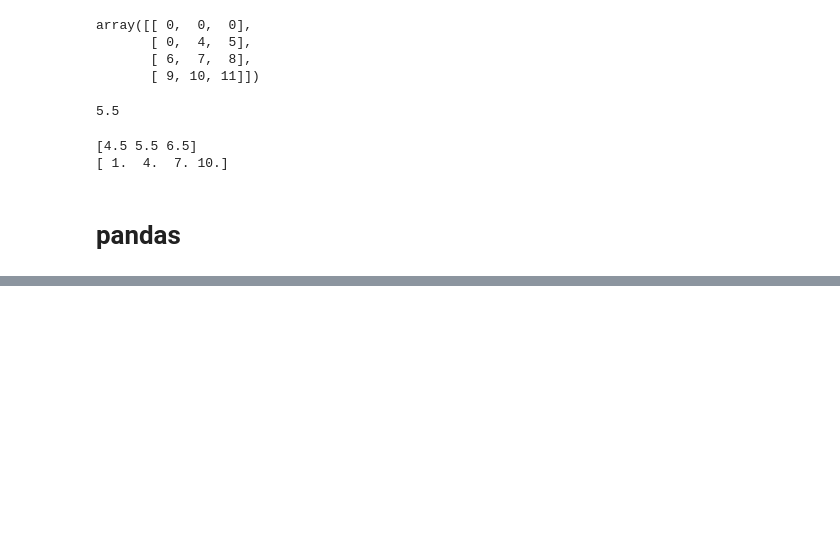
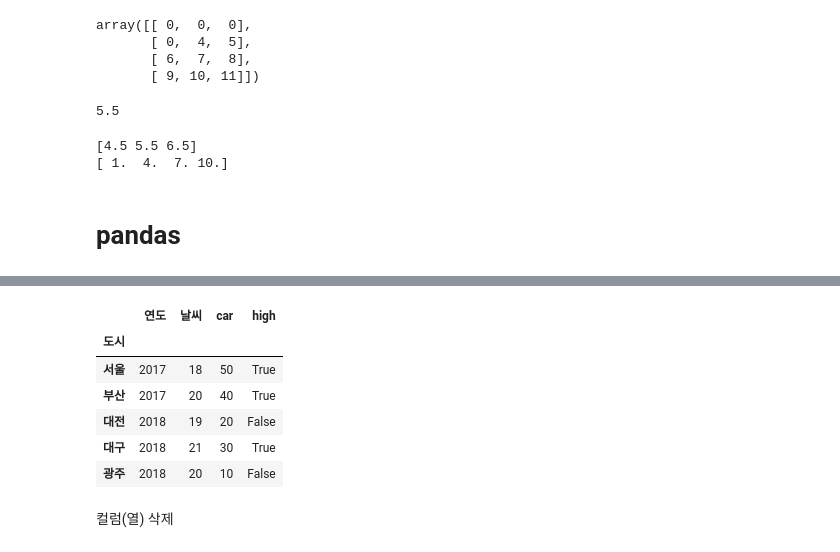
Before and after one commit to MATHKIMS/DSAC_license, a Jupyter notebook: [DSAC_2주차]gg_03_[2주차_(2)]_numpy와_pandas.ipynb, the cells around one changed output, grey strips where cells are left out. Drawn from its saved outputs; the diff is of its cells as text; code cells hidden in the pictures; blank space fills up the shorter version.

```diff
--- a/[DSAC_2주차]gg_03_[2주차_(2)]_numpy와_pandas.ipynb
+++ b/[DSAC_2주차]gg_03_[2주차_(2)]_numpy와_pandas.ipynb
@@ -109,0 +174,3 @@ print(data.mean(axis=1)) #행방향 평균
+# %%
+data.columns=['연도','도시','날씨']
+data
@@ -109,0 +244,3 @@ print(data.mean(axis=1)) #행방향 평균
+# %%
+data=data.set_index(['도시'])
+data
@@ -109,0 +255,2 @@ print(data.mean(axis=1)) #행방향 평균
+# %%
+data.set_index(['도시'],inplace=True)
@@ -109,0 +259,5 @@ print(data.mean(axis=1)) #행방향 평균
+# %%
+cars=[50,40,20,30,10]
+
+data['car']=cars # 컬럼추가 코드
+data
@@ -109,0 +272,13 @@ print(data.mean(axis=1)) #행방향 평균
+# %%
+data['high']=data.car>=30
+data
+# %% [output]
+|  | 연도 | 날씨 | car | high |
+| 도시 |  |  |  |  |
+| 서울 | 2017 | 18 | 50 | True |
+| 부산 | 2017 | 20 | 40 | True |
+| 대전 | 2018 | 19 | 20 | False |
+| 대구 | 2018 | 21 | 30 | True |
+| 광주 | 2018 | 20 | 10 | False |
+# %% [markdown]
+컬럼(열) 삭제
```
Also changed, not shown: parts of 31 cells of this notebook.
